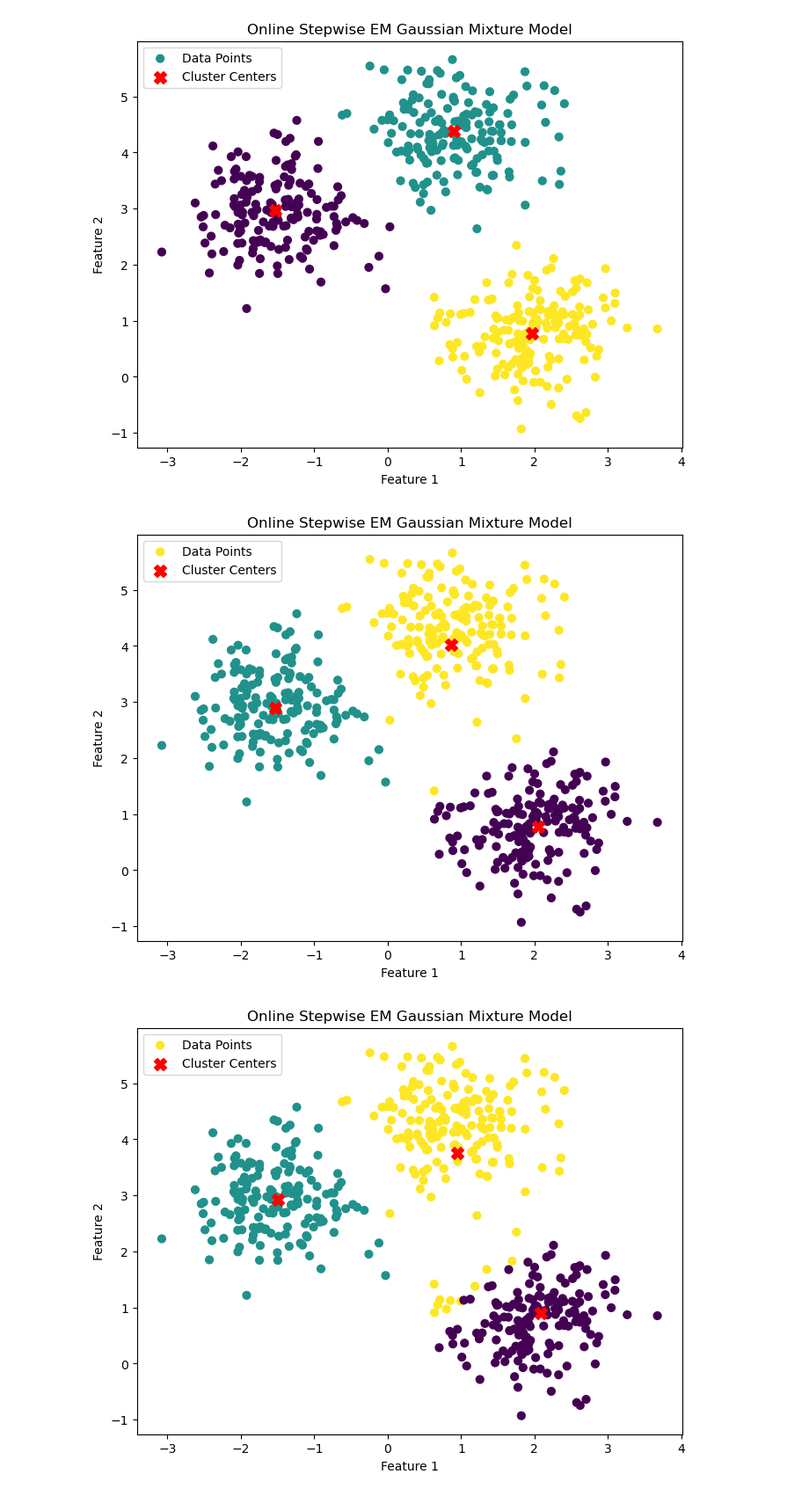
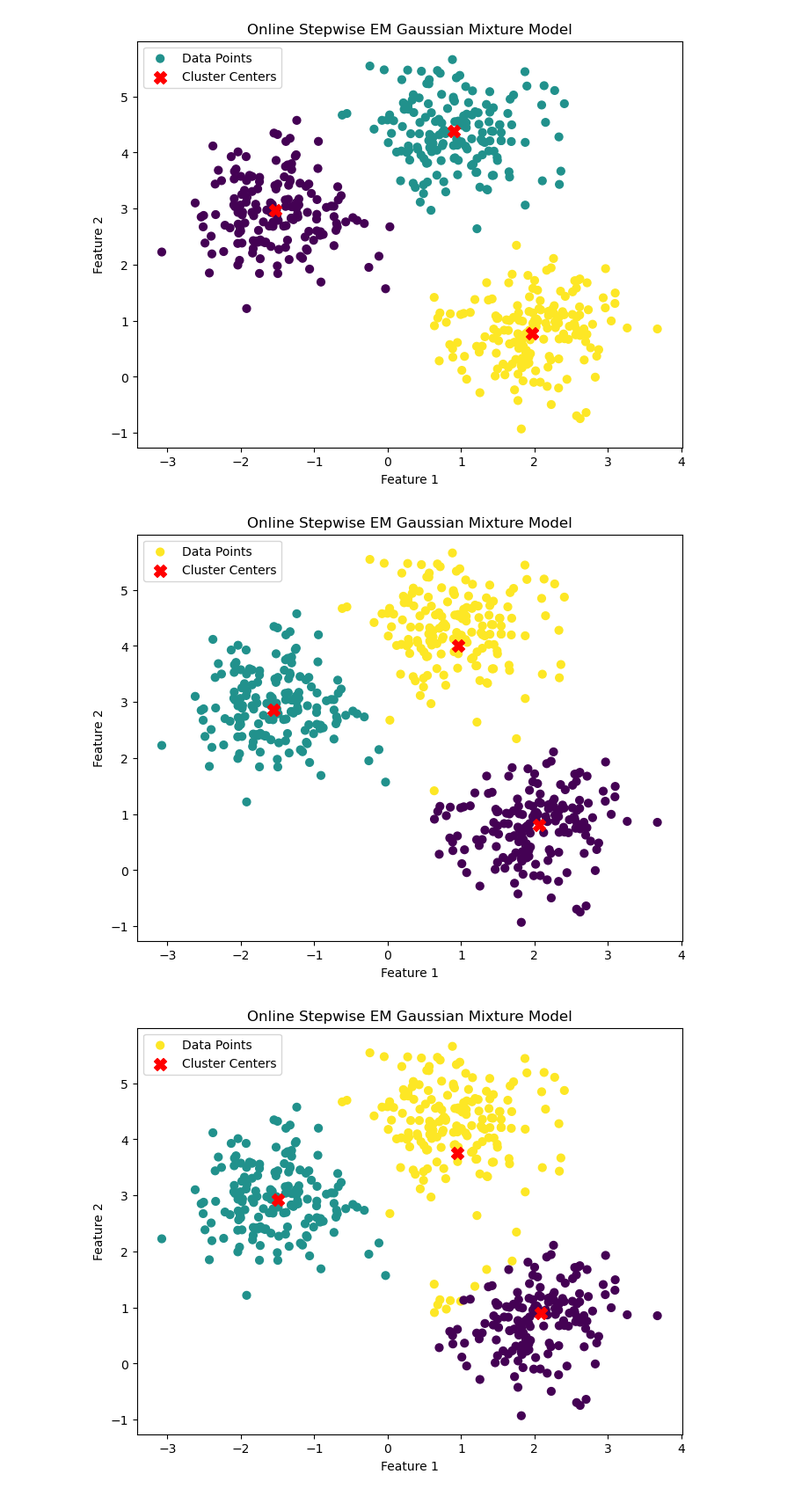
Before and after one commit to arnifreyrm/Online-GMM, a Jupyter notebook: stepwise_EM.ipynb, the cells around one changed output. Shown at 88% size. Cells and saved outputs as stored; diff of their text form; code cells hidden in the pictures.

```diff
--- a/stepwise_EM.ipynb
+++ b/stepwise_EM.ipynb
@@ -187,35 +187,35 @@ def online_stepwise_em_gmm(X, n_components, T, alpha=0.6, random_state=None):
 
     # Compute final parameters
     pi, mu_k, sigma_k = compute_parameters(mu, n_samples)
     return pi, mu_k, sigma_k
 
 # Example usage
 if __name__ == "__main__":
     X, y_true = make_blobs(n_samples=500, centers=3, cluster_std=0.60, random_state=0)
     n_components = 3
-    T = 15  # Number of iterations
+    T = 2  # Number of iterations
     alpha = 0.7  # Stepwise parameter
     random_state = 42
 
     pi, mu_k, sigma_k = online_stepwise_em_gmm(X, n_components=n_components, T=T, alpha=alpha, random_state=random_state)
 
     # Assign clusters and plot results
     labels = np.zeros(X.shape[0], dtype=int)
     for i in range(X.shape[0]):
         x_i = X[i]
         probs = compute_responsibilities(x_i, pi, mu_k, sigma_k)
         labels[i] = np.argmax(probs)
 
     plt.figure(figsize=(8, 6))
     plt.scatter(X[:, 0], X[:, 1], c=labels, s=40, cmap='viridis', label='Data Points')
     plt.scatter(mu_k[:, 0], mu_k[:, 1], c='red', s=100, marker='X', label='Cluster Centers')
     plt.title('Online Stepwise EM Gaussian Mixture Model')
     plt.xlabel('Feature 1')
     plt.ylabel('Feature 2')
     plt.legend()
     plt.show()
 # %% [output]
-[figure, old version]
+[figure, new version]
 # %%
 # Larger dataset?
 
```
